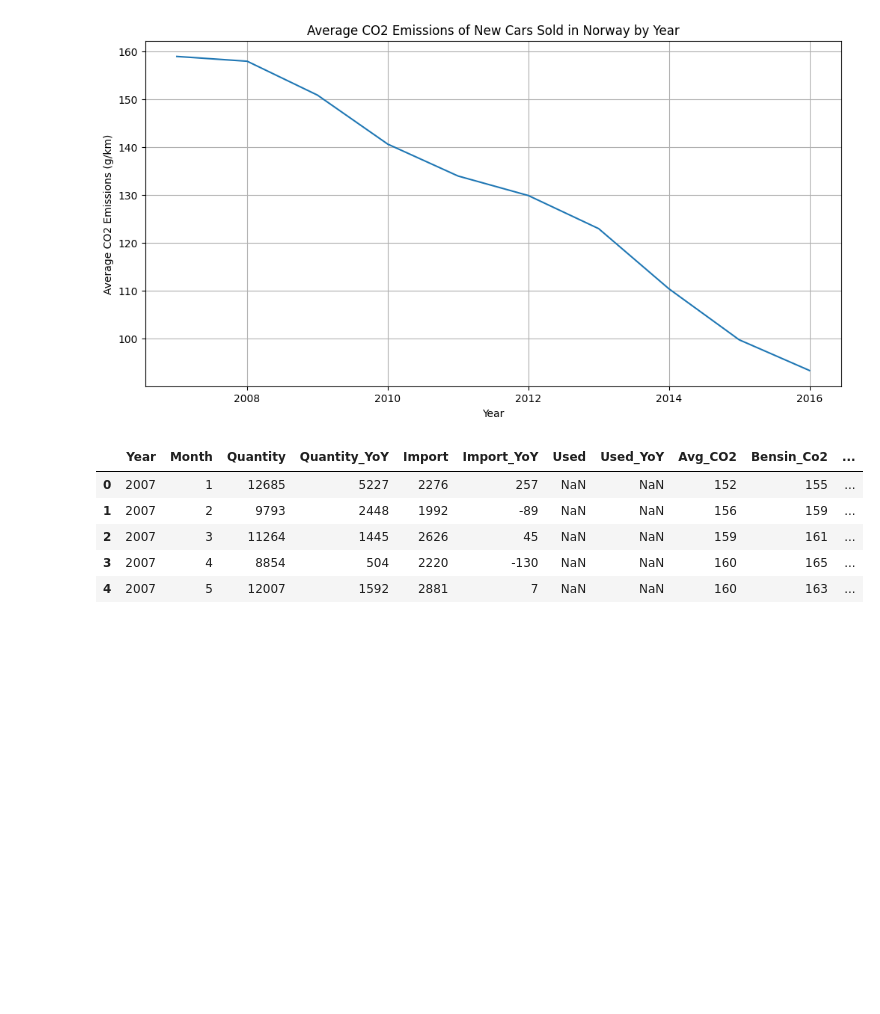
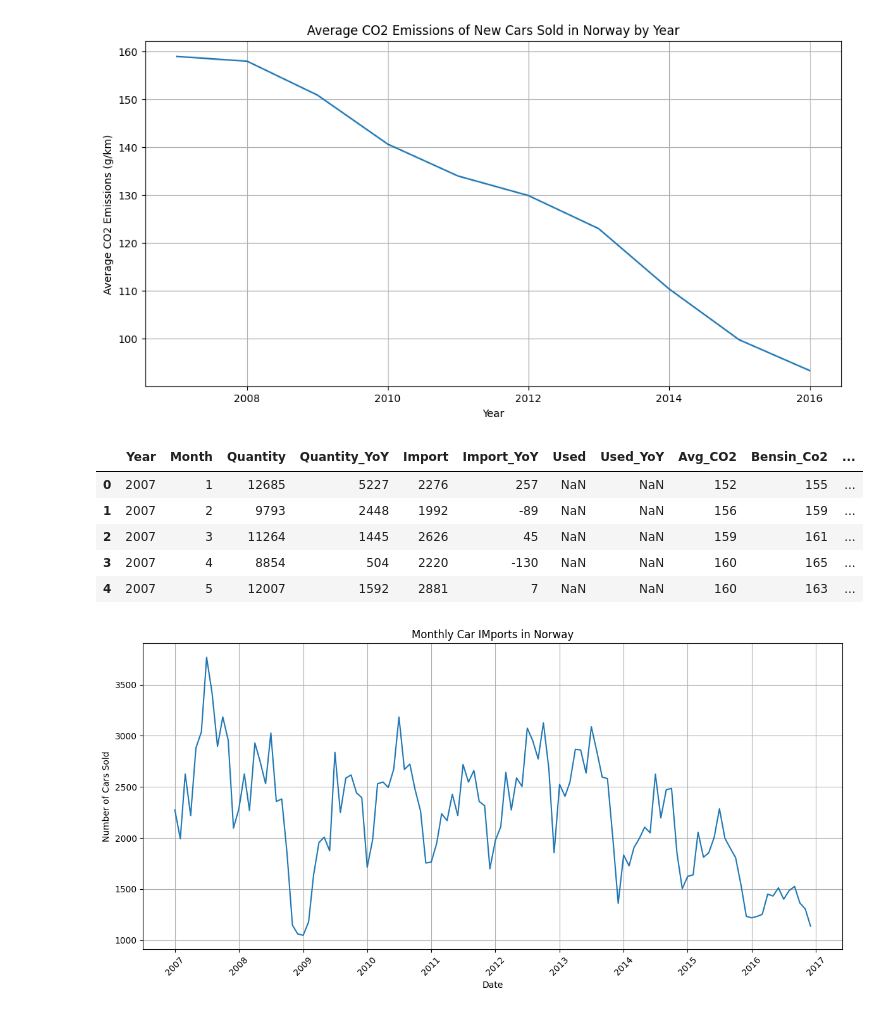
Before and after one commit to TonalLobster/AI_Engineering_Edwin_Lindblom, a Jupyter notebook: exercises/exercise_0/car_sales_in_norway.ipynb, the cells around one changed output. Cells and saved outputs as stored; diff of their text form; code cells hidden in the pictures; blank space fills up the shorter version.

```diff
--- a/exercises/exercise_0/car_sales_in_norway.ipynb
+++ b/exercises/exercise_0/car_sales_in_norway.ipynb
@@ -155,3 +155,19 @@ df.head()
 | 2 | 2007 | 3 | 11264 | 1445 | 2626 | 45 | NaN | NaN | 159 | 161 | ... |
 | 3 | 2007 | 4 | 8854 | 504 | 2220 | -130 | NaN | NaN | 160 | 165 | ... |
 | 4 | 2007 | 5 | 12007 | 1592 | 2881 | 7 | NaN | NaN | 160 | 163 | ... |
+# %%
+df["Date"] = pd.to_datetime(df[["Year", "Month"]].assign(Day=1))
+# %%
+df = df.dropna(subset=["Import"]).sort_values(by=["Date"])
+# %%
+plt.figure(figsize=(12, 6))
+plt.plot(df["Date"], df["Import"])
+plt.title("Monthly Car IMports in Norway")
+plt.xlabel("Date")
+plt.ylabel("Number of Cars Sold")
+plt.grid(True)
+plt.xticks(rotation=45)
+plt.tight_layout()
+plt.show()
+# %% [output]
+[figure, added]
```
Also changed, not shown: parts of 1 cell of this notebook, 1 other file.
